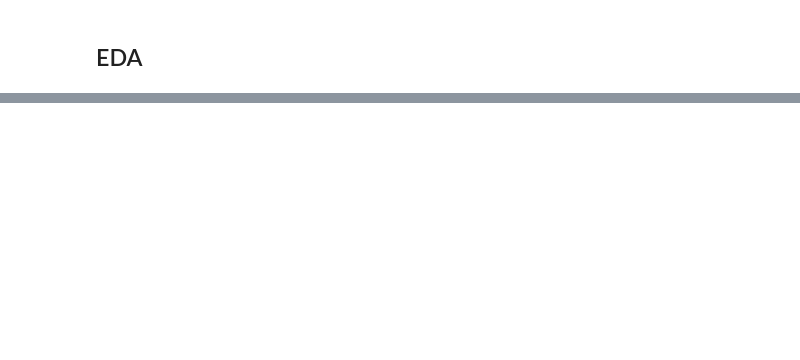
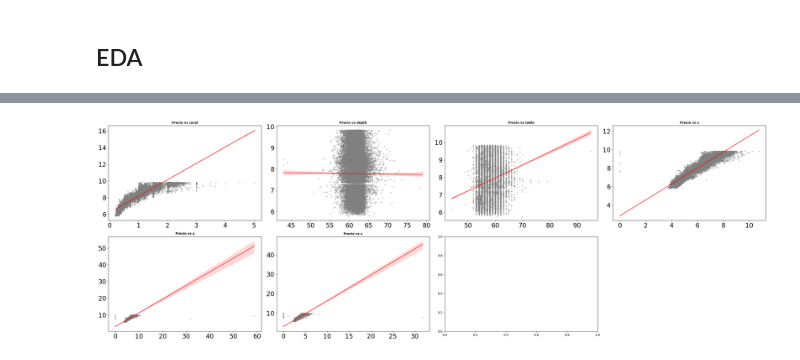
Before and after one commit to Ironhack-Data-Madrid-PartTime-May22/Kaggle_competition, a Jupyter notebook: notebooks/eda.ipynb, the cells around one changed output, grey strips where cells are left out. Drawn from its saved outputs; the diff is of its cells as text; code cells hidden in the pictures; blank space fills up the shorter version.

```diff
--- a/notebooks/eda.ipynb
+++ b/notebooks/eda.ipynb
@@ -70,0 +199,33 @@ df.head()
+# %%
+# Gráfico de relación entre variables predictoras y la variable a predecir
+# ==============================================================================
+
+
+fig, axes = plt.subplots(nrows = 2, ncols = 4, figsize = (30, 10))
+
+lista_colores = ["blue", "green", "red", "cyan", "magenta", "orange"]
+
+axes = axes.flat
+
+columnas_numeric = df.select_dtypes(include = np.number).columns
+columnas_numeric = columnas_numeric.drop(["price","id"])
+
+for i, colum in enumerate(columnas_numeric):
+    sns.regplot(
+        x = df[colum],
+        y = df["price"],
+        color = "gray",
+        marker = ".",
+        scatter_kws = {"alpha": 0.4},
+        line_kws = {"color": "red", "alpha": 0.7 },
+        ax = axes[i])
+
+    axes[i].set_title(f"Precio vs {colum}", fontsize = 10, fontweight = "bold")
+    axes[i].tick_params(labelsize = 20)
+    axes[i].set_xlabel("")
+    axes[i].set_ylabel("")
+
+fig.tight_layout()
+fig.delaxes(axes[-1])
+# %% [output]
+[figure, added]
```
Also changed, not shown: parts of 43 cells of this notebook, 7 other files.
